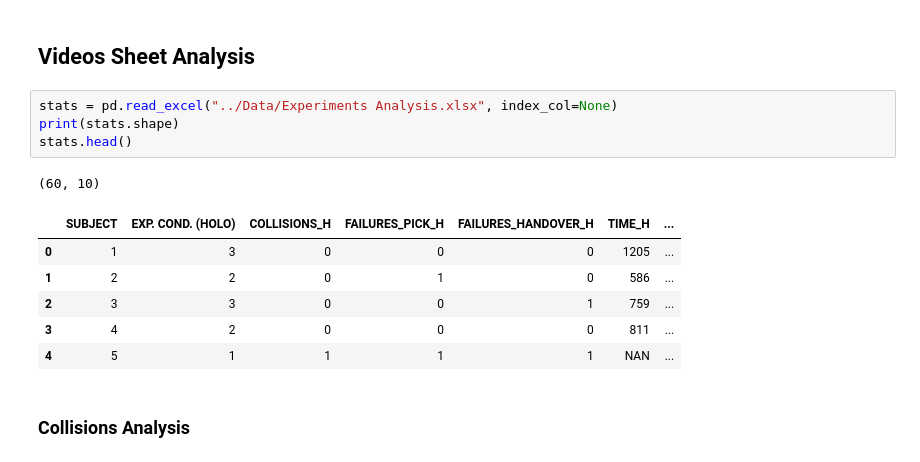
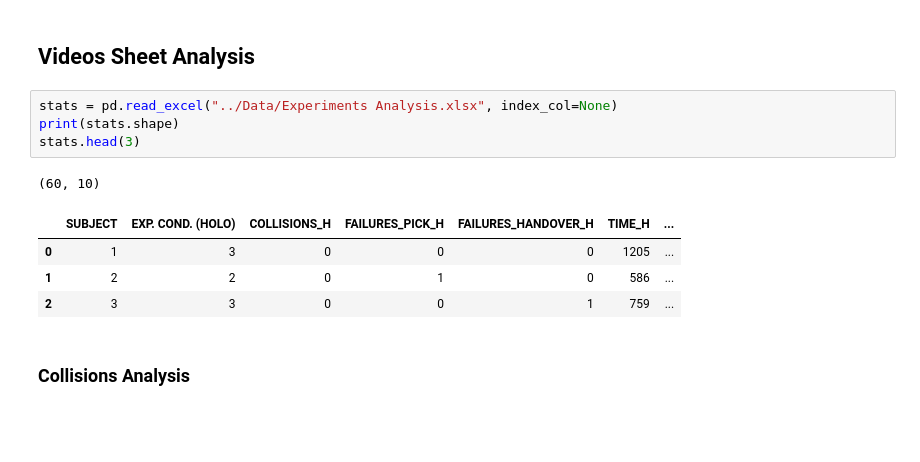
Before and after one commit to SimoneMacci0/MR-ExperimentalResults, a Jupyter notebook: Experimental Analysis.ipynb, the cells around one changed output. Saved outputs shown, nothing was run; the diff lists cells and outputs as text; blank space fills up the shorter version.

```diff
--- a/Experimental Analysis.ipynb
+++ b/Experimental Analysis.ipynb
@@ -222,15 +222,13 @@ Ttest_indResult(statistic=-2.496067367585065, pvalue=0.008507108140507681)
 # %%
 stats = pd.read_excel("../Data/Experiments Analysis.xlsx", index_col=None)
 print(stats.shape)
-stats.head()
+stats.head(3)
 # %% [output]
 (60, 10)
 |  | SUBJECT | EXP. COND. (HOLO) | COLLISIONS_H | FAILURES_PICK_H | FAILURES_HANDOVER_H | TIME_H | ... |
 | 0 | 1 | 3 | 0 | 0 | 0 | 1205 | ... |
 | 1 | 2 | 2 | 0 | 1 | 0 | 586 | ... |
 | 2 | 3 | 3 | 0 | 0 | 1 | 759 | ... |
-| 3 | 4 | 2 | 0 | 0 | 0 | 811 | ... |
-| 4 | 5 | 1 | 1 | 1 | 1 | NAN | ... |
 # %% [markdown]
 ### Collisions Analysis
 # %%
```
